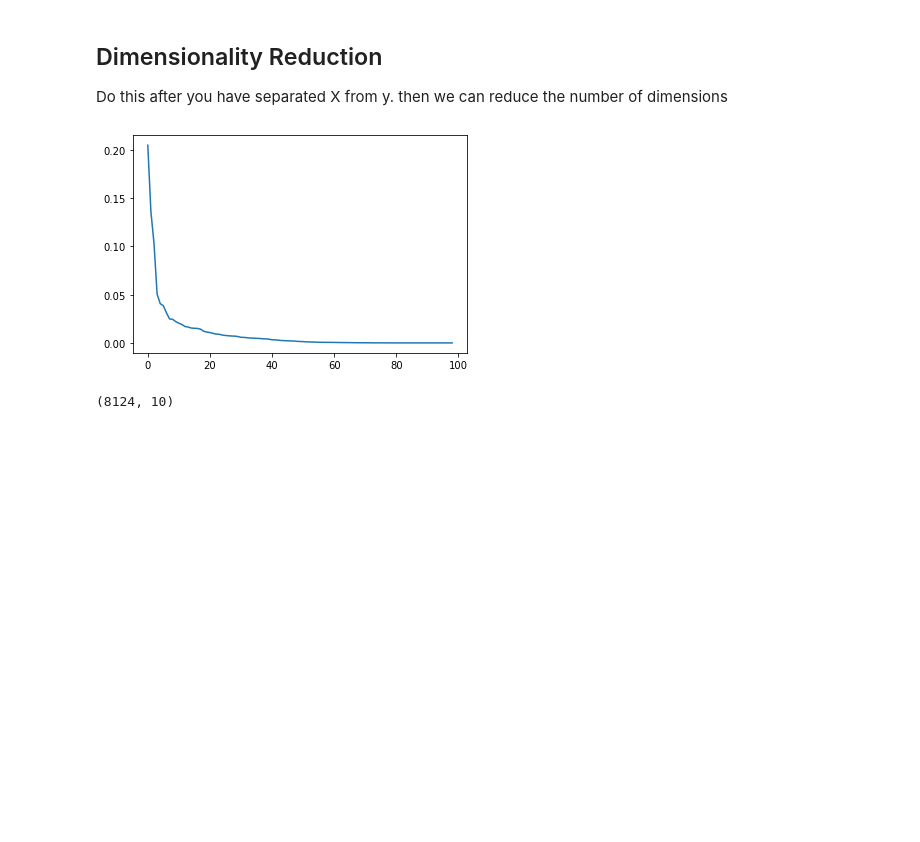
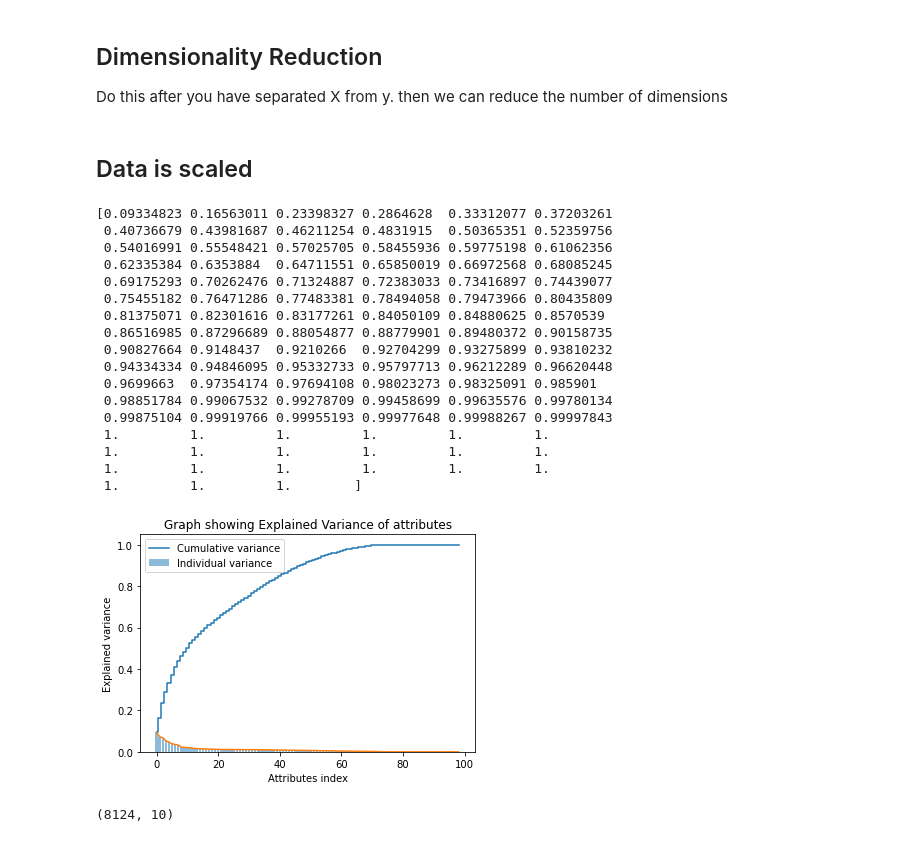
Before and after one commit to T-Tatsuya-W/AI_Coursework, a Jupyter notebook: workings.ipynb, the cells around one changed output. Saved outputs shown, nothing was run; the diff lists cells and outputs as text; code cells hidden in the pictures; blank space fills up the shorter version.

Commit message:
making more graphs for EDA

```diff
--- a/workings.ipynb
+++ b/workings.ipynb
@@ -297,19 +297,53 @@ X: (8124, 99)
 # %% [markdown]
 ## Dimensionality Reduction
 Do this after you have separated X from y. then we can reduce the number of dimensions
+# %% [markdown]
+## Data is scaled
+# %%
+from sklearn.preprocessing import StandardScaler
+scaler = StandardScaler()
+scaler.fit(big_X)
+
+big_X = scaler.transform(big_X)
 # %%
 from sklearn.decomposition import PCA
 
-pca = PCA(n_components=99)
+pca = PCA()
 temp_X = pca.fit_transform(big_X)
 
 variances = pca.explained_variance_ratio_
-# print(variances)
+cum_sum_variances = np.cumsum(variances)
+print(cum_sum_variances)
+
+plt.bar(range(0,99), variances, alpha = 0.5, align = 'center', label='Individual variance')
+plt.step(range(0,99), cum_sum_variances, where = 'mid', label = 'Cumulative variance')
+plt.ylabel('Explained variance')
+plt.xlabel('Attributes index')
+plt.legend(loc='best')
+plt.title('Graph showing Explained Variance of attributes')
+
 
 variance_plot = sns.lineplot(data = variances, markers = True)
 plt.show()
 # %% [output]
+[0.09334823 0.16563011 0.23398327 0.2864628  0.33312077 0.37203261
+ 0.40736679 0.43981687 0.46211254 0.4831915  0.50365351 0.52359756
+ 0.54016991 0.55548421 0.57025705 0.58455936 0.59775198 0.61062356
+ 0.62335384 0.6353884  0.64711551 0.65850019 0.66972568 0.68085245
+ 0.69175293 0.70262476 0.71324887 0.72383033 0.73416897 0.74439077
+ 0.75455182 0.76471286 0.77483381 0.78494058 0.79473966 0.80435809
+ 0.81375071 0.82301616 0.83177261 0.84050109 0.84880625 0.8570539
+ 0.86516985 0.87296689 0.88054877 0.88779901 0.89480372 0.90158735
+ 0.90827664 0.9148437  0.9210266  0.92704299 0.93275899 0.93810232
+ 0.94334334 0.94846095 0.95332733 0.95797713 0.96212289 0.96620448
+ 0.9699663  0.97354174 0.97694108 0.98023273 0.98325091 0.985901
+ 0.98851784 0.99067532 0.99278709 0.99458699 0.99635576 0.99780134
+ 0.99875104 0.99919766 0.99955193 0.99977648 0.99988267 0.99997843
+ 1.         1.         1.         1.         1.         1.
+ 1.         1.         1.         1.         1.         1.
+ 1.         1.         1.         1.         1.         1.
+ 1.         1.         1.        ]
-[figure, old version]
+[figure, new version]
 # %%
 pca = PCA(n_components=10, random_state=1)
 X = pca.fit_transform(big_X)
```
Also changed, not shown: parts of 15 cells of this notebook.
